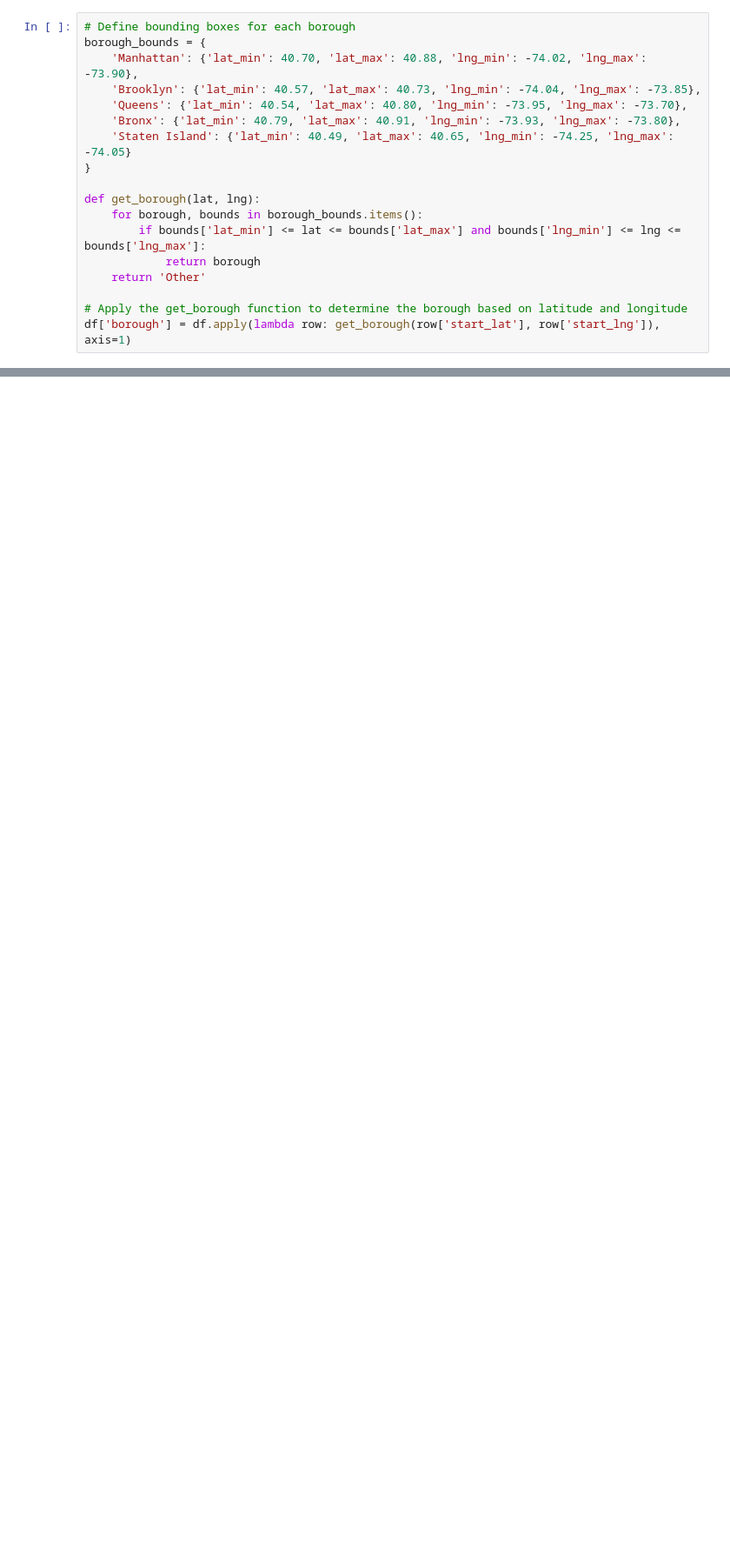
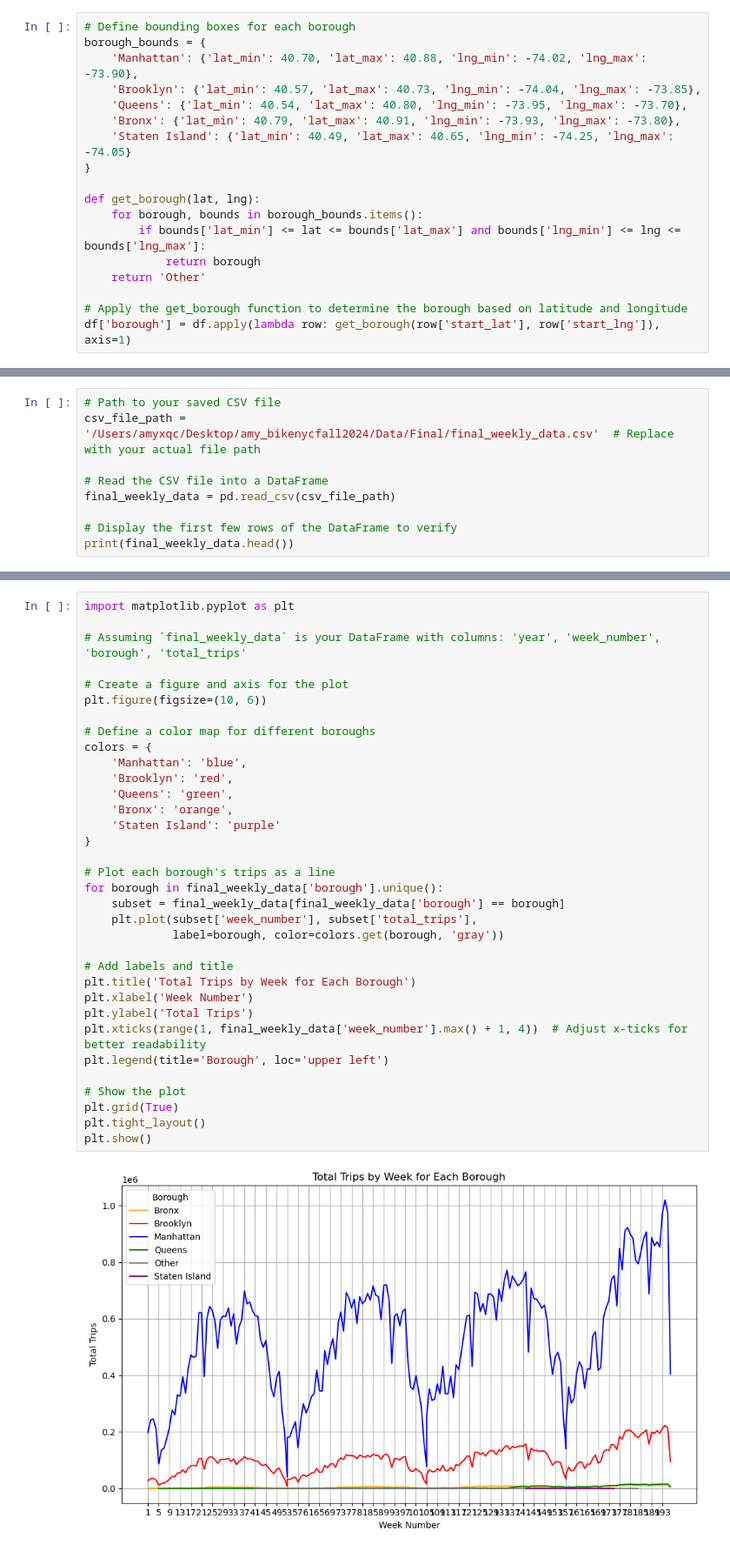
Before and after one commit to amyxqc/bikenyc2024, a Jupyter notebook: dec27.ipynb, the cells around one changed output, grey strips where cells are left out. Shown at 87% size. Drawn from its saved outputs; the diff is of its cells as text; blank space fills up the shorter version.

```diff
--- a/dec27.ipynb
+++ b/dec27.ipynb
@@ -176,0 +402,9 @@ print(updated_weekly_aggregated)
+# %%
+# Path to your saved CSV file
+csv_file_path = '/Users/amyxqc/Desktop/amy_bikenycfall2024/Data/Final/final_weekly_data.csv'  # Replace with your actual file path
+
+# Read the CSV file into a DataFrame
+final_weekly_data = pd.read_csv(csv_file_path)
+
+# Display the first few rows of the DataFrame to verify
+print(final_weekly_data.head())
@@ -176,0 +425,36 @@ print(updated_weekly_aggregated)
+# %%
+import matplotlib.pyplot as plt
+
+# Assuming `final_weekly_data` is your DataFrame with columns: 'year', 'week_number', 'borough', 'total_trips'
+
+# Create a figure and axis for the plot
+plt.figure(figsize=(10, 6))
+
+# Define a color map for different boroughs
+colors = {
+    'Manhattan': 'blue',
+    'Brooklyn': 'red',
+    'Queens': 'green',
+    'Bronx': 'orange',
+    'Staten Island': 'purple'
+}
+
+# Plot each borough's trips as a line
+for borough in final_weekly_data['borough'].unique():
+    subset = final_weekly_data[final_weekly_data['borough'] == borough]
+    plt.plot(subset['week_number'], subset['total_trips'],
+             label=borough, color=colors.get(borough, 'gray'))
+
+# Add labels and title
+plt.title('Total Trips by Week for Each Borough')
+plt.xlabel('Week Number')
+plt.ylabel('Total Trips')
+plt.xticks(range(1, final_weekly_data['week_number'].max() + 1, 4))  # Adjust x-ticks for better readability
+plt.legend(title='Borough', loc='upper left')
+
+# Show the plot
+plt.grid(True)
+plt.tight_layout()
+plt.show()
+# %% [output]
+[figure, added]
```
Also changed, not shown: parts of 13 cells of this notebook, 7 other files.
